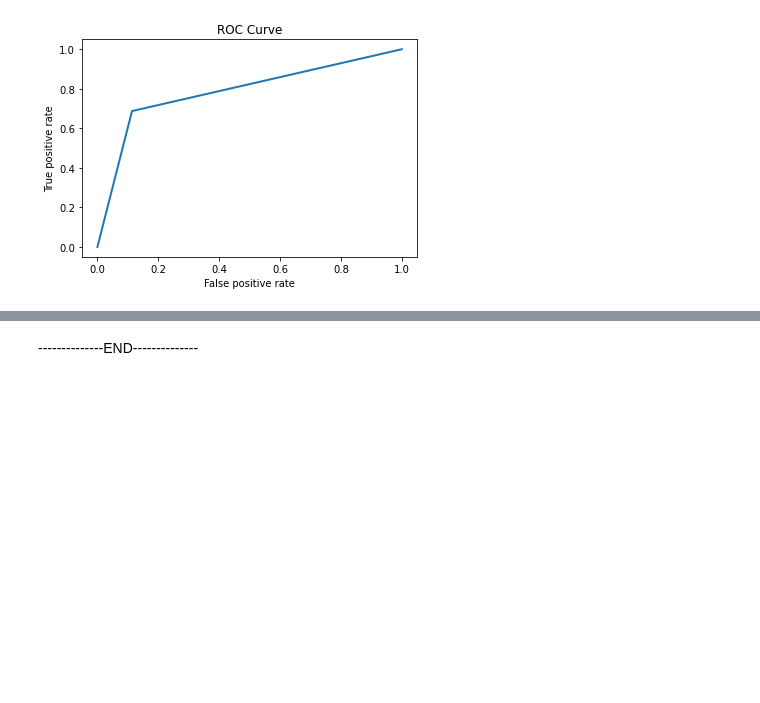
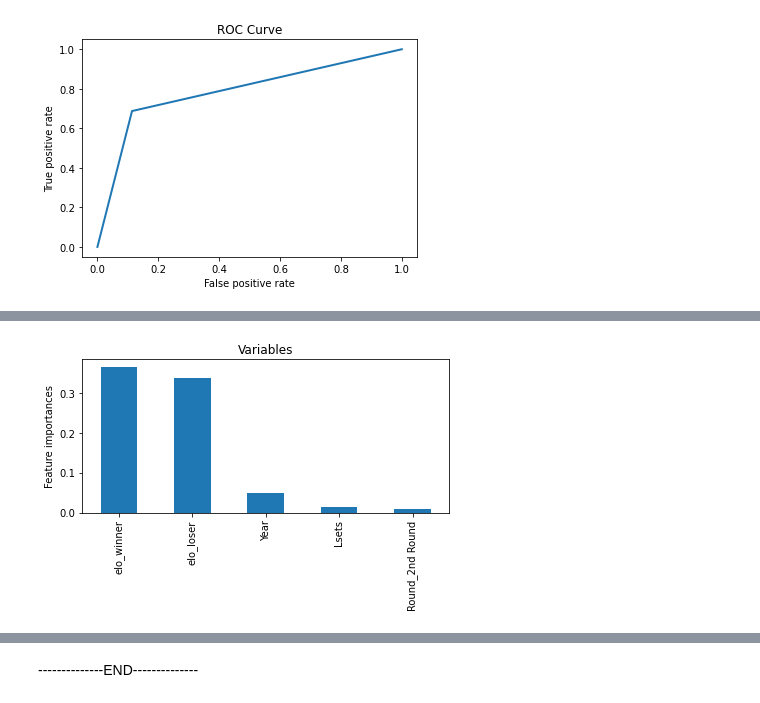
Before and after one commit to ew2631/atp_upsets, a Jupyter notebook: tennis_betting.ipynb, the cells around one changed output, grey strips where cells are left out. Cells and saved outputs as stored; diff of their text form; code cells hidden in the pictures; blank space fills up the shorter version.

```diff
--- a/tennis_betting.ipynb
+++ b/tennis_betting.ipynb
@@ -117,21 +139,3 @@ def plot_roc(model, x_test, y_test):
-# %%
-def generate_coef_table(feature_names, model, model_type, top_x_features):
-    coef_table = pd.DataFrame(list(feature_names),columns=['Variable']).copy()
-    if model_type=='regression':
-        feature_scores=model.coef_.transpose()
-
-    elif model_type=='tree':
-        feature_scores=model.feature_importances_
-
-    coef_table.insert(len(coef_table.columns),"Coefs",feature_scores)
-    coefficient_table= pd.concat([coef_table.sort_values('Coefs', ascending=False)[:int(top_x_features/2)], coef_table.sort_values('Coefs', ascending=False)[-int(top_x_features/2):]])
-
-    # plot feature importance: NEED TO FIX
-    #x_axis=range(0,len(coefficient_table.columns))
-    #bar_graph=pyplot.bar(x_axis, list(coefficient_table['Coefs']))
-    #bar_graph.xticks(x_axis, list(coefficient_table.columns))
-
-    return coefficient_table
 # %%
 df=clean_data(df)
 df['upset']=df.apply(lambda row: upset(row),axis=1)
@@ -351,3 +282,8 @@ weighted avg       0.64      0.66      0.54      8942
+# %%
+df, bar_graph=generate_coef_table(X_train.columns, rf, 'tree', 10)
+bar_graph.show()
+# %% [output]
+[figure, added]
 # %%
 plt.figure(figsize=(50,30))
 tree.plot_tree(clf,
```
Also changed, not shown: parts of 36 cells of this notebook.
